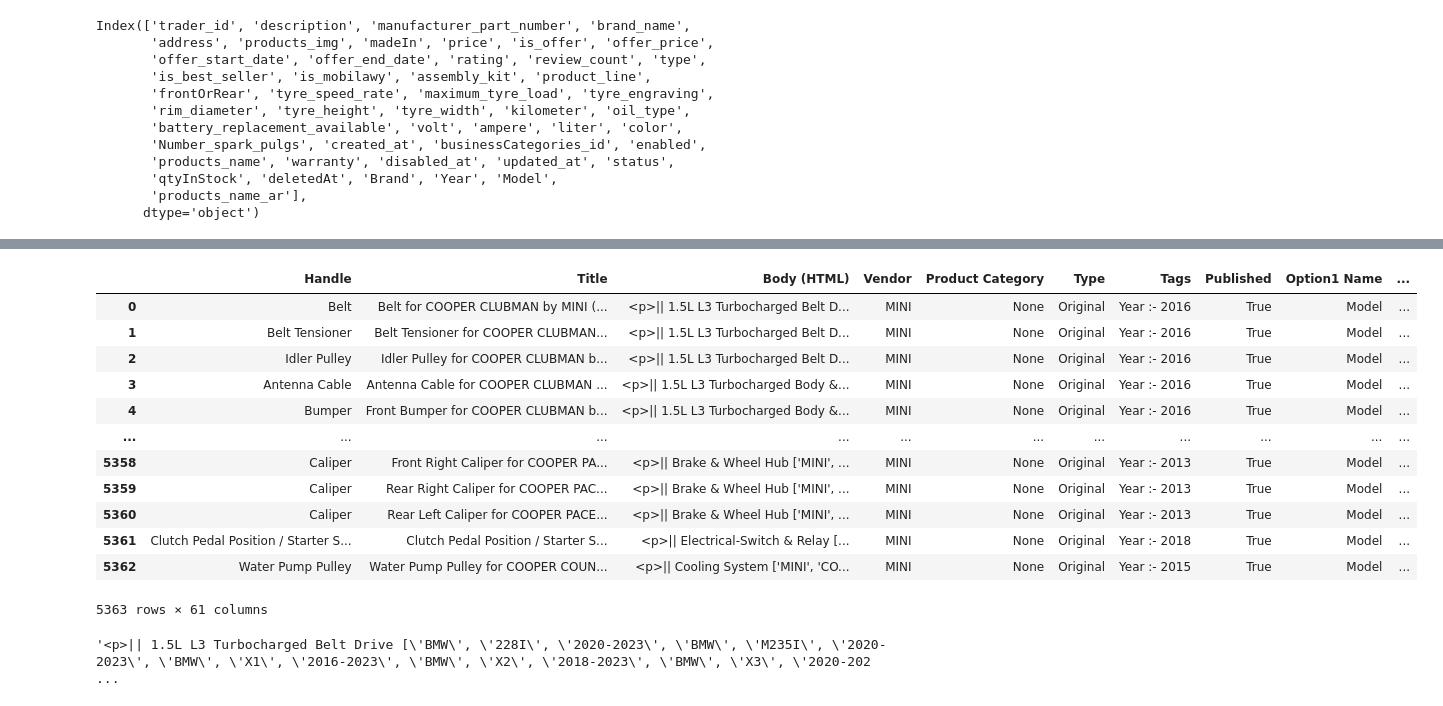
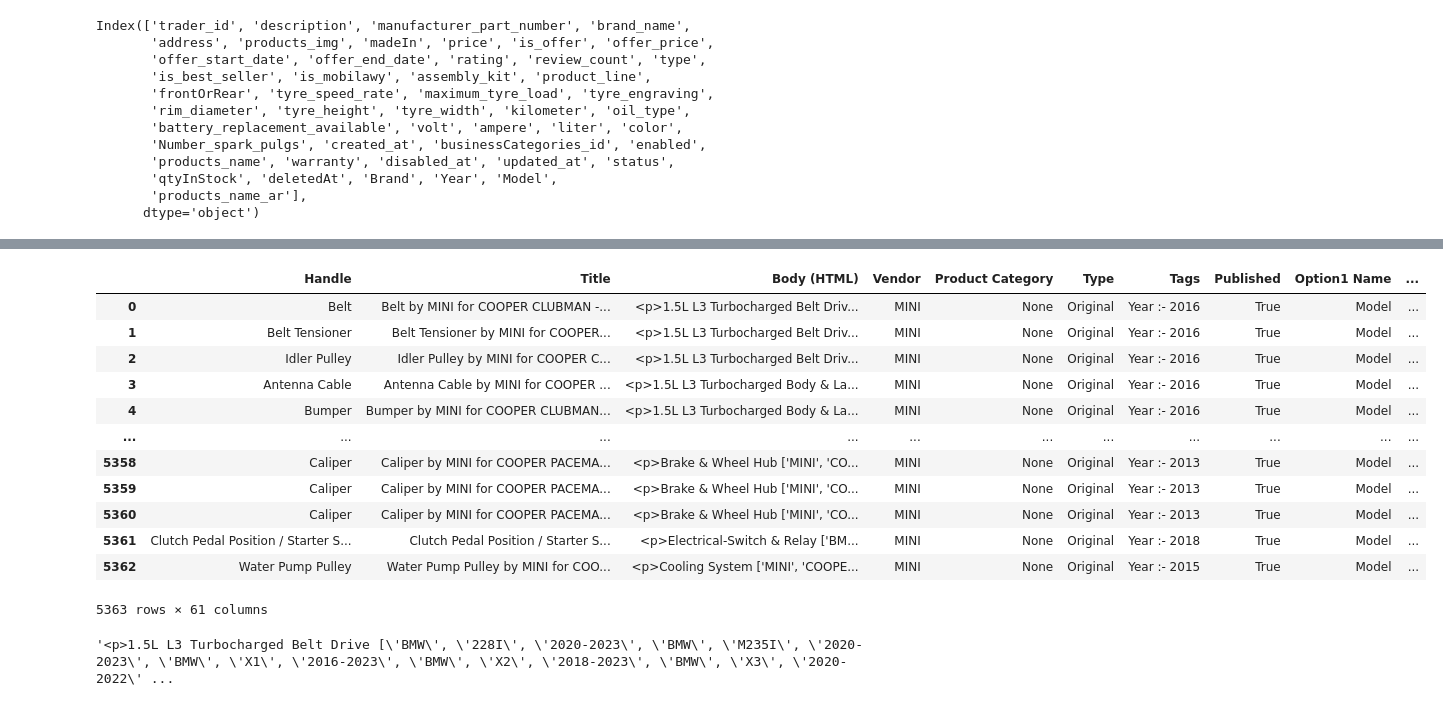
Before and after one commit to AbdelghaffourMouhsine/Mham_AWS_Car_Parts_Scraping_Project_v2, a Jupyter notebook: code.ipynb, the cells around one changed output, grey strips where cells are left out. Saved outputs shown, nothing was run; the diff lists cells and outputs as text; code cells hidden in the pictures.

```diff
--- a/code.ipynb
+++ b/code.ipynb
@@ -1593,59 +1578,59 @@ def remove_nan(value):
     if str(value) == 'nan':
         return ""
     else:
-        return value
+        return str(value) + ' '
 
 file_name = 'combined_MINI.csv'
 df1 = pd.read_csv(f'./results/combined_final_results/{file_name}')
 
 df1['Handle'] = df1['products_name']
-df1['Title'] = df1['frontOrRear'].apply(remove_nan) + ' ' + df1['products_name'] + ' for ' + df1['Model'] + ' by ' + df1['brand_name'] + ' (Year ' + df1['Year'].astype(str) +')'
+df1['Title'] = df1['products_name'] + ' by ' + df1['brand_name'] + ' for ' + df1['Model'] + ' - ' + df1['frontOrRear'].apply(remove_nan) + '(Year ' + df1['Year'].astype(str) +')'
 
-df1['description'] = '<p>|| ' + df1['description'] + '</p><p>' + df1['address'].apply(get_addresses) + '</p><p>Location : <a href="'+ df1['address'].apply(get_locations) +'" target="_blank">' + df1['address'].apply(get_addresses) + '</a>||</p>'
+df1['description'] = '<p>' + df1['description'] + '</p><p>||' + df1['address'].apply(get_addresses) + '</p><p>Location : <a href="'+ df1['address'].apply(get_locations) +'" target="_blank">' + df1['address'].apply(get_addresses) + '</a>||</p>'
 
 df1 = df1.rename(columns={'description': 'Body (HTML)'})
 df1 = df1.rename(columns={'brand_name': 'Vendor'})
 df1['Year'] = 'Year :- ' + df1['Year'].astype(str)
 df1 = df1.rename(columns={'Year': 'Tags'})
 df1 = df1.rename(columns={'Model': 'Option1 Value'})
 df1 = df1.rename(columns={'frontOrRear': 'Option2 Value'})
 df1 = df1.rename(columns={'manufacturer_part_number': 'Variant SKU'})
 df1 = df1.rename(columns={'price': 'Variant Price'})
 df1 = df1.rename(columns={'products_img': 'Image Src'})
 
 for key, value in new_lignes.items():
     df1[key] = value
 
 df1 = df1.drop(columns=[column for column in list(df1.columns) if column not in new_columns])
 
 df1 = df1[new_columns]
 
 import os
 results_folder_path = './results/formated_data_for_shopify'
 os.makedirs(results_folder_path, exist_ok=True)
 
 file_path = os.path.join(results_folder_path, file_name)
 df1.to_csv(file_path, index=False)
 
 df1
 # %% [output]
 |  | Handle | Title | Body (HTML) | Vendor | Product Category | Type | Tags | Published | Option1 Name | ... |
-| 0 | Belt | Belt for COOPER CLUBMAN by MINI (... | <p>|| 1.5L L3 Turbocharged Belt D... | MINI | None | Original | Year :- 2016 | True | Model | ... |
-| 1 | Belt Tensioner | Belt Tensioner for COOPER CLUBMAN... | <p>|| 1.5L L3 Turbocharged Belt D... | MINI | None | Original | Year :- 2016 | True | Model | ... |
-| 2 | Idler Pulley | Idler Pulley for COOPER CLUBMAN b... | <p>|| 1.5L L3 Turbocharged Belt D... | MINI | None | Original | Year :- 2016 | True | Model | ... |
-| 3 | Antenna Cable | Antenna Cable for COOPER CLUBMAN ... | <p>|| 1.5L L3 Turbocharged Body &... | MINI | None | Original | Year :- 2016 | True | Model | ... |
-| 4 | Bumper | Front Bumper for COOPER CLUBMAN b... | <p>|| 1.5L L3 Turbocharged Body &... | MINI | None | Original | Year :- 2016 | True | Model | ... |
+| 0 | Belt | Belt by MINI for COOPER CLUBMAN -... | <p>1.5L L3 Turbocharged Belt Driv... | MINI | None | Original | Year :- 2016 | True | Model | ... |
+| 1 | Belt Tensioner | Belt Tensioner by MINI for COOPER... | <p>1.5L L3 Turbocharged Belt Driv... | MINI | None | Original | Year :- 2016 | True | Model | ... |
+| 2 | Idler Pulley | Idler Pulley by MINI for COOPER C... | <p>1.5L L3 Turbocharged Belt Driv... | MINI | None | Original | Year :- 2016 | True | Model | ... |
+| 3 | Antenna Cable | Antenna Cable by MINI for COOPER ... | <p>1.5L L3 Turbocharged Body & La... | MINI | None | Original | Year :- 2016 | True | Model | ... |
+| 4 | Bumper | Bumper by MINI for COOPER CLUBMAN... | <p>1.5L L3 Turbocharged Body & La... | MINI | None | Original | Year :- 2016 | True | Model | ... |
 | ... | ... | ... | ... | ... | ... | ... | ... | ... | ... | ... |
-| 5358 | Caliper | Front Right Caliper for COOPER PA... | <p>|| Brake & Wheel Hub ['MINI', ... | MINI | None | Original | Year :- 2013 | True | Model | ... |
-| 5359 | Caliper | Rear Right Caliper for COOPER PAC... | <p>|| Brake & Wheel Hub ['MINI', ... | MINI | None | Original | Year :- 2013 | True | Model | ... |
-| 5360 | Caliper | Rear Left Caliper for COOPER PACE... | <p>|| Brake & Wheel Hub ['MINI', ... | MINI | None | Original | Year :- 2013 | True | Model | ... |
-| 5361 | Clutch Pedal Position / Starter S... | Clutch Pedal Position / Starter S... | <p>|| Electrical-Switch & Relay [... | MINI | None | Original | Year :- 2018 | True | Model | ... |
-| 5362 | Water Pump Pulley | Water Pump Pulley for COOPER COUN... | <p>|| Cooling System ['MINI', 'CO... | MINI | None | Original | Year :- 2015 | True | Model | ... |
+| 5358 | Caliper | Caliper by MINI for COOPER PACEMA... | <p>Brake & Wheel Hub ['MINI', 'CO... | MINI | None | Original | Year :- 2013 | True | Model | ... |
+| 5359 | Caliper | Caliper by MINI for COOPER PACEMA... | <p>Brake & Wheel Hub ['MINI', 'CO... | MINI | None | Original | Year :- 2013 | True | Model | ... |
+| 5360 | Caliper | Caliper by MINI for COOPER PACEMA... | <p>Brake & Wheel Hub ['MINI', 'CO... | MINI | None | Original | Year :- 2013 | True | Model | ... |
+| 5361 | Clutch Pedal Position / Starter S... | Clutch Pedal Position / Starter S... | <p>Electrical-Switch & Relay ['BM... | MINI | None | Original | Year :- 2018 | True | Model | ... |
+| 5362 | Water Pump Pulley | Water Pump Pulley by MINI for COO... | <p>Cooling System ['MINI', 'COOPE... | MINI | None | Original | Year :- 2015 | True | Model | ... |
 5363 rows × 61 columns
 # %%
 df1['Body (HTML)'][0]
 # %% [output]
-'<p>|| 1.5L L3 Turbocharged Belt Drive [\'BMW\', \'228I\', \'2020-2023\', \'BMW\', \'M235I\', \'2020-2023\', \'BMW\', \'X1\', \'2016-2023\', \'BMW\', \'X2\', \'2018-2023\', \'BMW\', \'X3\', \'2020-202 ...
+'<p>1.5L L3 Turbocharged Belt Drive [\'BMW\', \'228I\', \'2020-2023\', \'BMW\', \'M235I\', \'2020-2023\', \'BMW\', \'X1\', \'2016-2023\', \'BMW\', \'X2\', \'2018-2023\', \'BMW\', \'X3\', \'2020-2022\' ...
 # %%
 import pandas as pd
 
```
Also changed, not shown: parts of 2 cells of this notebook.
